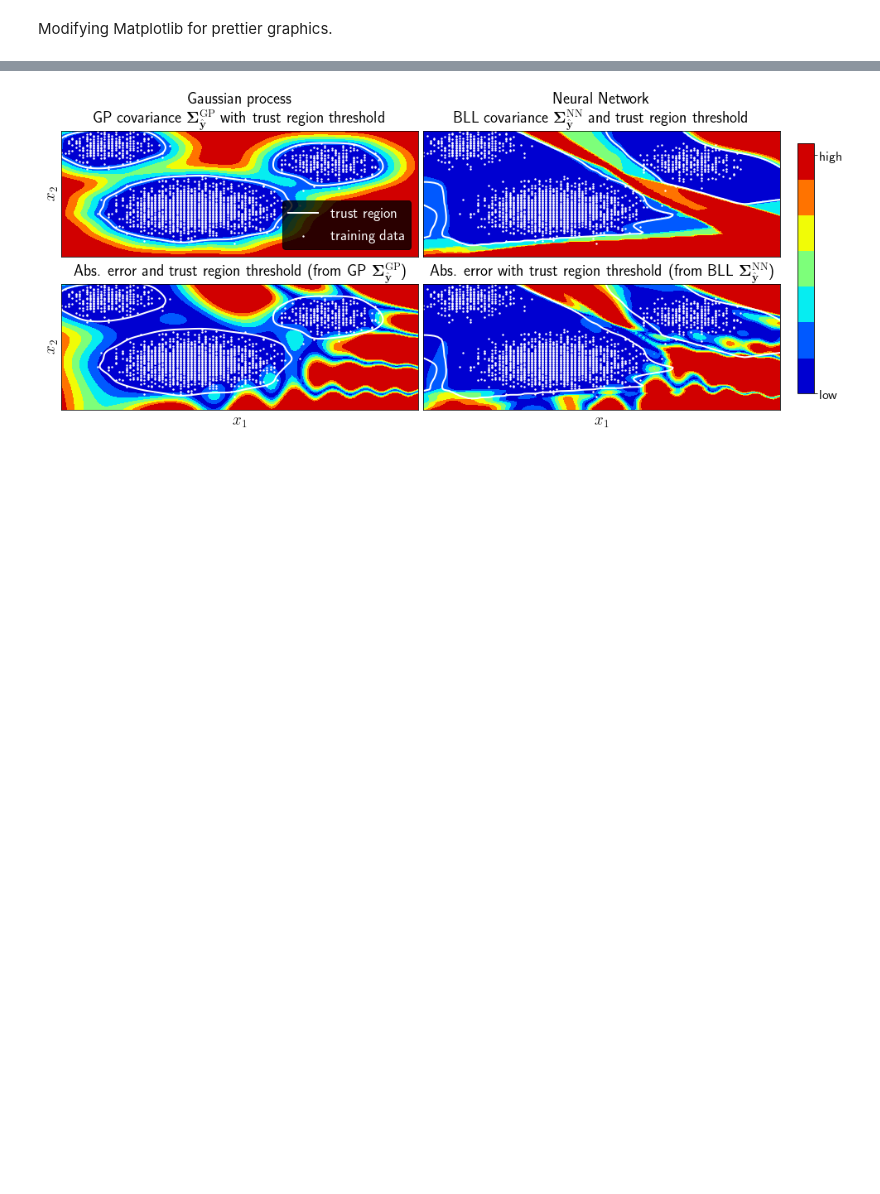
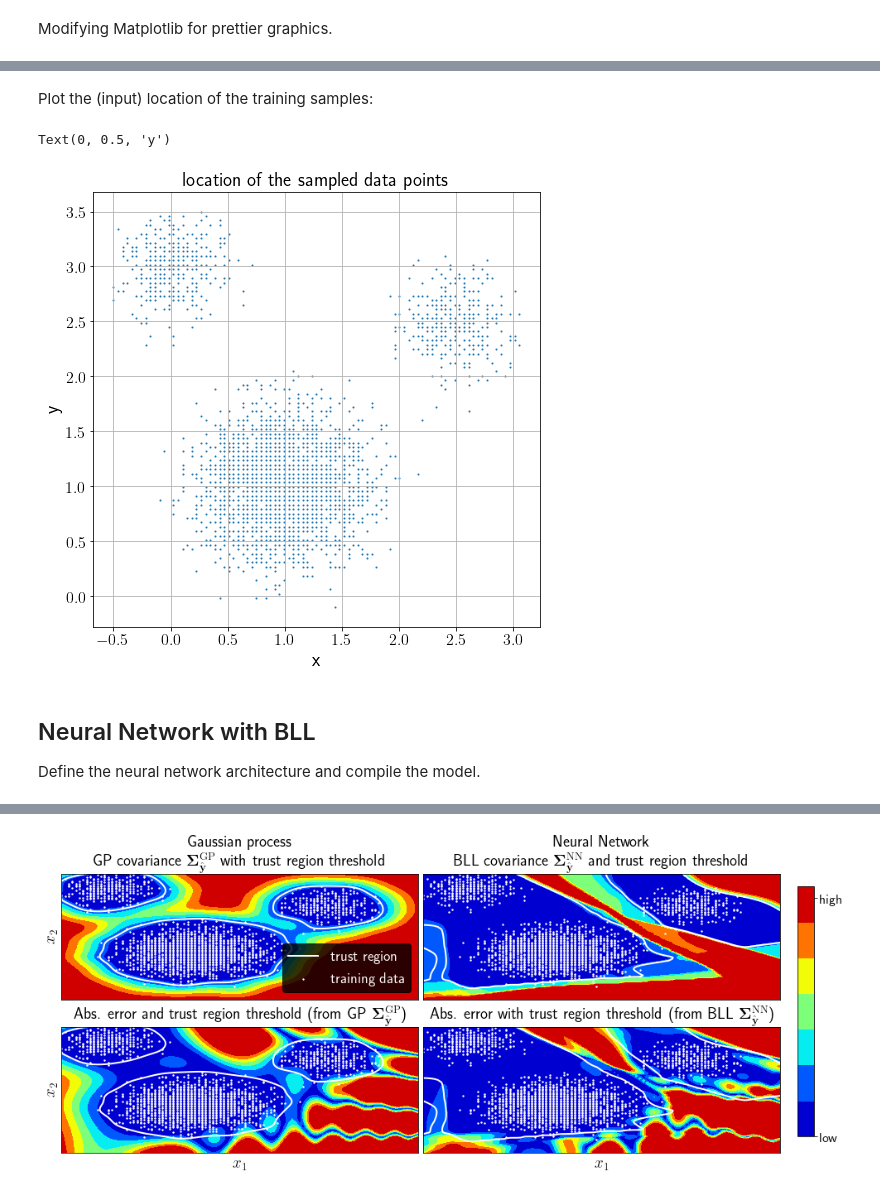
Before and after one commit to 4flixt/2022_BLL_MPC_Materials, a Jupyter notebook: BLL_Fundamentals/BLL_Fundamentals.ipynb, the cells around one changed output, grey strips where cells are left out. Saved outputs shown, nothing was run; the diff lists cells and outputs as text; code cells hidden in the pictures; blank space fills up the shorter version.

```diff
--- a/BLL_Fundamentals/BLL_Fundamentals.ipynb
+++ b/BLL_Fundamentals/BLL_Fundamentals.ipynb
@@ -558,0 +135,15 @@ Epoch 3000/3000
+# %% [markdown]
+Plot the (input) location of the training samples:
+# %%
+fig, ax = plt.subplots(figsize=(8,8))
+ax.scatter(train[0][:,0],train[0][:,1], marker='x', s=0.5)
+ax.set_title('location of the sampled data points')
+ax.set_xlabel('x')
+ax.set_ylabel('y')
+# %% [output]
+Text(0, 0.5, 'y')
+[figure, added]
+# %% [markdown]
+## Neural Network with BLL
+
+Define the neural network architecture and compile the model.
```
Also changed, not shown: parts of 64 cells of this notebook.
